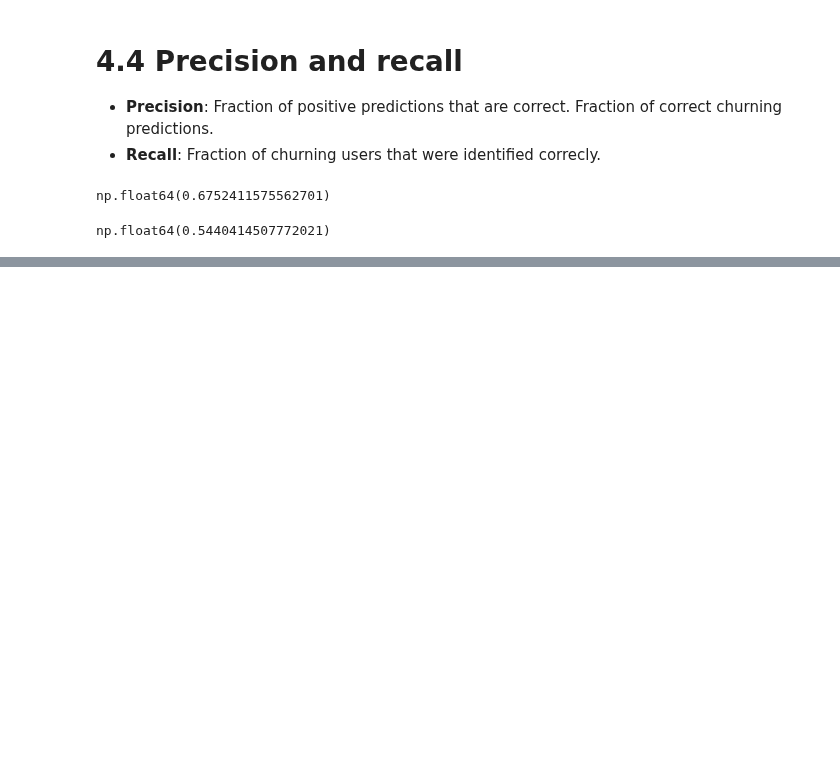
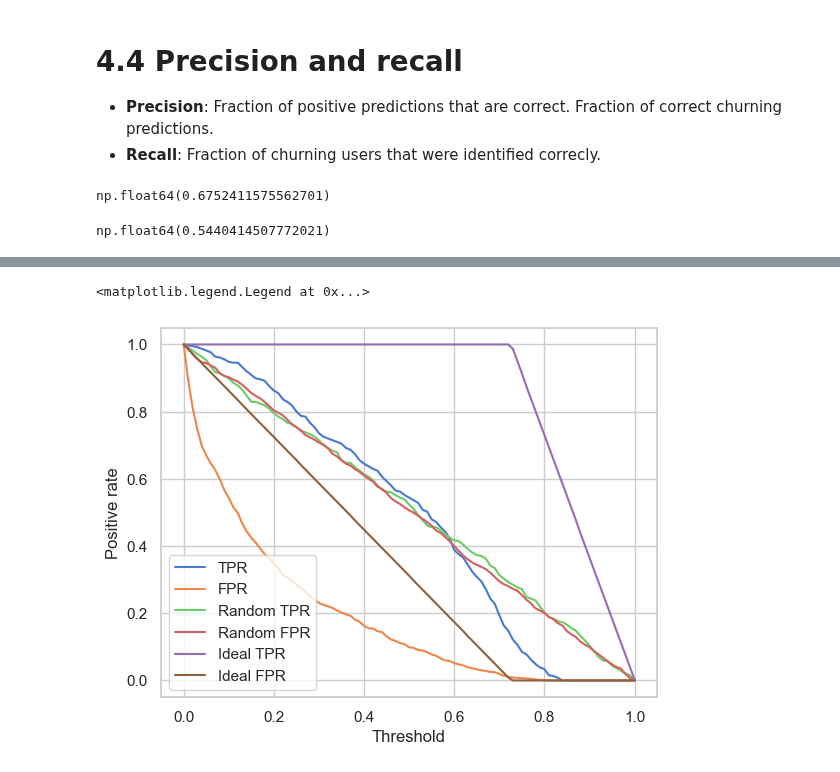
Before and after one commit to sheilambadi/machine-learning-zoomcamp, a Jupyter notebook: machine-learning-zoomcamp/04_evaluation_classification/coursework.ipynb, the cells around one changed output, grey strips where cells are left out. Saved outputs shown, nothing was run; the diff lists cells and outputs as text; code cells hidden in the pictures; blank space fills up the shorter version.

```diff
--- a/machine-learning-zoomcamp/04_evaluation_classification/coursework.ipynb
+++ b/machine-learning-zoomcamp/04_evaluation_classification/coursework.ipynb
@@ -1214,0 +1431,16 @@ np.float64(0.5440414507772021)
+# %%
+plt.plot(df_scores.threshold, df_scores.tpr, label='TPR')
+plt.plot(df_scores.threshold, df_scores.fpr, label='FPR')
+
+plt.plot(df_rand.threshold, df_rand.tpr, label='Random TPR')
+plt.plot(df_rand.threshold, df_rand.fpr, label='Random FPR')
+
+plt.plot(df_ideal.threshold, df_ideal.tpr, label='Ideal TPR')
+plt.plot(df_ideal.threshold, df_ideal.fpr, label='Ideal FPR')
+
+plt.xlabel('Threshold')
+plt.ylabel('Positive rate')
+plt.legend()
+# %% [output]
+<matplotlib.legend.Legend at 0x...>
+[figure, added]
```
Also changed, not shown: parts of 31 cells of this notebook.
